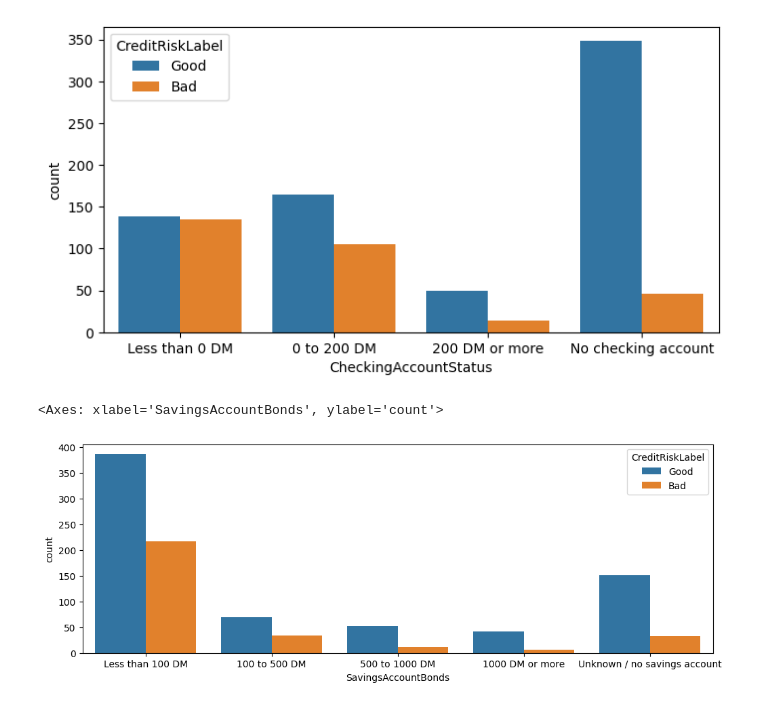
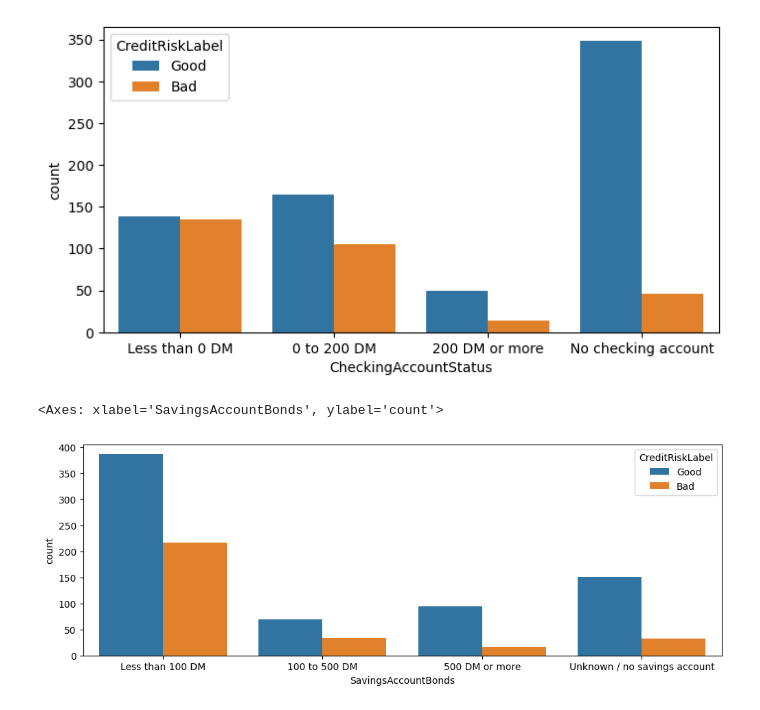
Before and after one commit to LucasVon0645/DSI-Project---Credit-Risk-Prediction, a Jupyter notebook: project.ipynb, the cells around one changed output. Saved outputs shown, nothing was run; the diff lists cells and outputs as text; code cells hidden in the pictures.

Commit message:
rare categories merged, new graphics for EAD

```diff
--- a/project.ipynb
+++ b/project.ipynb
@@ -122,11 +140,11 @@ categorical_mappings = {
         'A14': 'No checking account'
     },
     'CreditHistory': {
-        'A30': 'No credits taken / all credits paid back duly', # individual has either never taken out any credits or has taken credits and has paid them all back on time
+        'A30': 'No credits taken', # individual has never taken out any credits
         'A31': 'All credits at this bank paid back duly', # individual has taken out credits from this particular bank and has paid them all back on time
         'A32': 'Existing credits paid back duly till now', # individual currently has existing credits and has been paying them back on time up to the present moment.
         'A33': 'Delay in paying off in the past', # individual has experienced delays in making credit payments in the past
-        'A34': 'Critical account / other credits existing (not at this bank)'
+        'A34': 'Critical account / other credits existing'
     },
     'Purpose': {
         'A40': 'Car (new)',
@@ -184,7 +202,7 @@ categorical_mappings = {
         'A153': 'For free'
     },
     'Job': {
-        'A171': 'Unemployed / \n unskilled - non-resident',
+        'A171': 'Unemployed / unskilled - non-resident',
         'A172': 'Unskilled - resident',
         'A173': 'Skilled employee / official',
         'A174': 'Management / self-employed / \n highly qualified employee / officer'
@@ -228,0 +267,29 @@ New columns:  Index(['CheckingAccountStatus', 'DurationInMonths', 'CreditHistory
+# %%
+# Rare categories are merged to reduce complexity and avoid overfitting
+
+dataset_df = merge_categories(dataset_df, feature="CreditHistory",
+                 categories_to_merge=["All credits at this bank paid back duly", "No credits taken"],
+                 merged_category_name="No credits taken or all credits paid back duly")
+
+dataset_df = merge_categories(dataset_df, feature="Purpose",
+                 categories_to_merge=["Retraining", "Domestic appliances", "Repairs", "Education"],
+                 merged_category_name="Others")
+
+dataset_df = merge_categories(dataset_df, feature="SavingsAccountBonds",
+                              categories_to_merge=["500 to 1000 DM", "1000 DM or more"],
+                              merged_category_name="500 DM or more")
+
+dataset_df = merge_categories(dataset_df, feature="OtherDebtorsGuarantors",
+                 categories_to_merge=["Guarantor", "Co-applicant"],
+                 merged_category_name="Yes")
+dataset_df["OtherDebtorsGuarantors"] = dataset_df["OtherDebtorsGuarantors"].replace("None", "No")
+
+dataset_df = merge_categories(dataset_df, feature="OtherInstallmentPlans",
+                 categories_to_merge=["Bank", "Stores"],
+                 merged_category_name="Yes")
+dataset_df["OtherInstallmentPlans"] = dataset_df["OtherInstallmentPlans"].replace("None", "No")
+
+dataset_df = merge_categories(dataset_df, feature="Job",
+                 categories_to_merge=["Unskilled - resident", "Unemployed / unskilled - non-resident"],
+                 merged_category_name="Unemployed/Unskilled")
+dataset_df["OtherInstallmentPlans"] = dataset_df["OtherInstallmentPlans"].replace("None", "No")
@@ -366,8 +459,8 @@ create_frequency_table_with_credit_risk(index="CheckingAccountStatus", df=datase
 [figure]
 # %%
 plt.figure(figsize=(12,4))
-order_savings = ['Less than 100 DM','100 to 500 DM','500 to 1000 DM', '1000 DM or more', 'Unknown / no savings account']
+order_savings = ['Less than 100 DM','100 to 500 DM','500 DM or more', 'Unknown / no savings account']
 sns.countplot(x="SavingsAccountBonds", hue="CreditRiskLabel", data=dataset_df, order=order_savings)
 # %% [output]
 <Axes: xlabel='SavingsAccountBonds', ylabel='count'>
-[figure, old version]
+[figure, new version]
```
Also changed, not shown: parts of 18 cells of this notebook, 1 other file.
